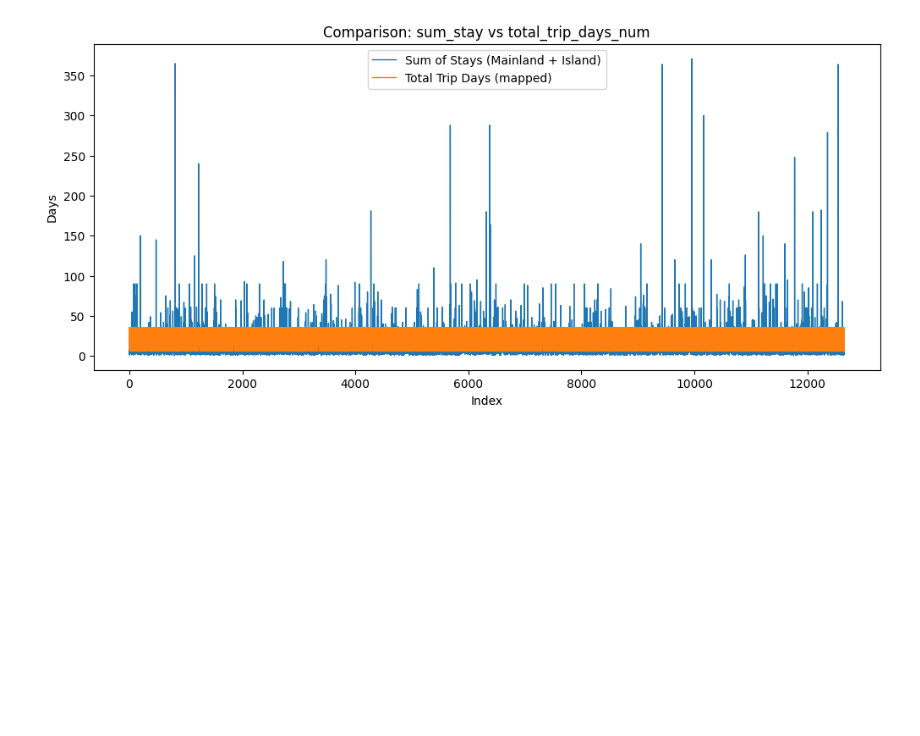
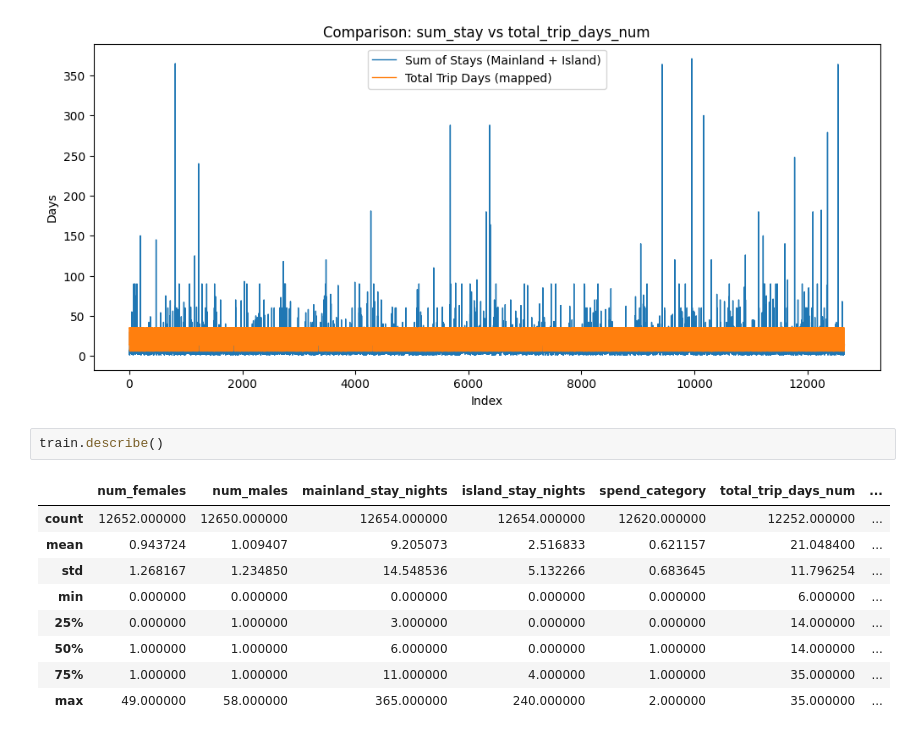
Before and after one commit to saheemReshi/ML_Project_part2, a Jupyter notebook: saheem/multi_class/testing.ipynb, the cells around one changed output. Cells and saved outputs as stored; diff of their text form; blank space fills up the shorter version.

```diff
--- a/saheem/multi_class/testing.ipynb
+++ b/saheem/multi_class/testing.ipynb
@@ -112,3 +112,15 @@ plt.title("Comparison: sum_stay vs total_trip_days_num")
 plt.show()
 # %% [output]
 [figure]
+# %%
+train.describe()
+# %% [output]
+|  | num_females | num_males | mainland_stay_nights | island_stay_nights | spend_category | total_trip_days_num | ... |
+| count | 12652.000000 | 12650.000000 | 12654.000000 | 12654.000000 | 12620.000000 | 12252.000000 | ... |
+| mean | 0.943724 | 1.009407 | 9.205073 | 2.516833 | 0.621157 | 21.048400 | ... |
+| std | 1.268167 | 1.234850 | 14.548536 | 5.132266 | 0.683645 | 11.796254 | ... |
+| min | 0.000000 | 0.000000 | 0.000000 | 0.000000 | 0.000000 | 6.000000 | ... |
+| 25% | 0.000000 | 1.000000 | 3.000000 | 0.000000 | 0.000000 | 14.000000 | ... |
+| 50% | 1.000000 | 1.000000 | 6.000000 | 0.000000 | 1.000000 | 14.000000 | ... |
+| 75% | 1.000000 | 1.000000 | 11.000000 | 4.000000 | 1.000000 | 35.000000 | ... |
+| max | 49.000000 | 58.000000 | 365.000000 | 240.000000 | 2.000000 | 35.000000 | ... |
```
Also changed, not shown: parts of 3 cells of this notebook, 10 other files.
